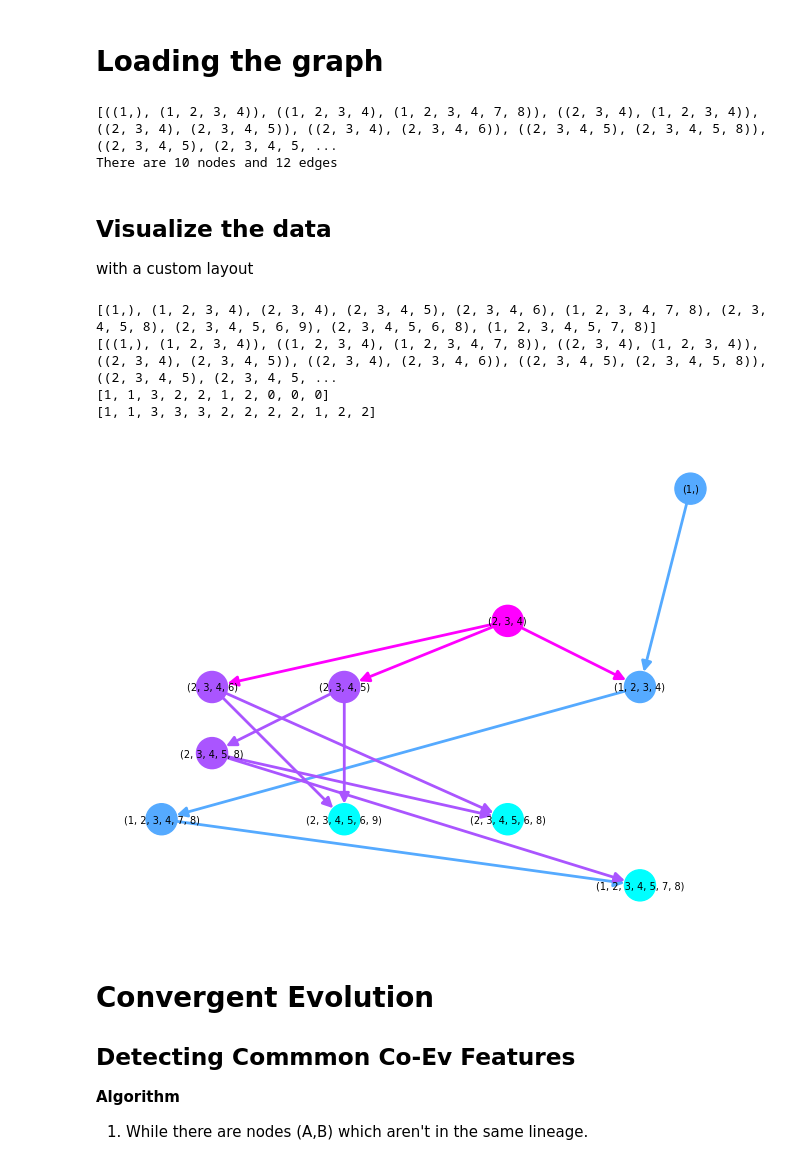
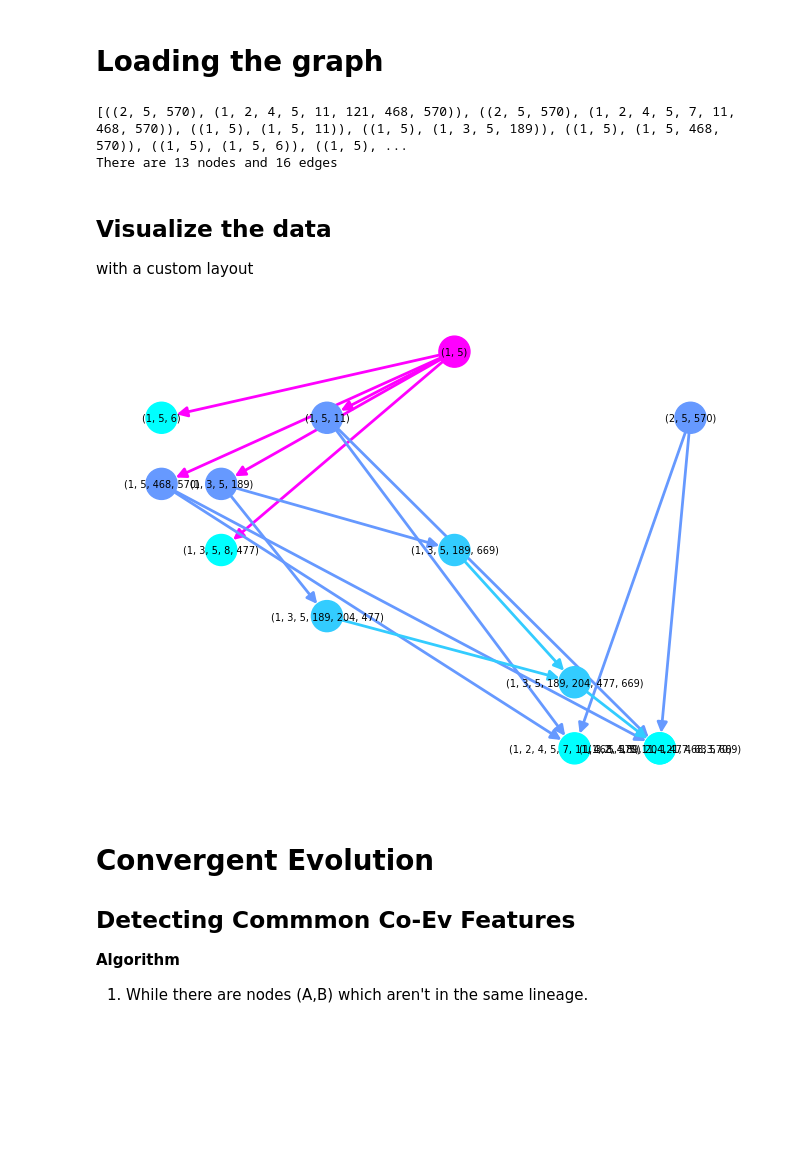
Before and after one commit to simondoesstuff/SubsetLatticeBuilder, a Jupyter notebook: pythonAnalysis/src/convEvo.ipynb, the cells around one changed output. Drawn from its saved outputs; the diff is of its cells as text; code cells hidden in the pictures; blank space fills up the shorter version.

```diff
--- a/pythonAnalysis/src/convEvo.ipynb
+++ b/pythonAnalysis/src/convEvo.ipynb
@@ -5,15 +5,15 @@ import matplotlib.pyplot as plt
 # Loading the graph
 # %%
 # iterate each line as an edge
-data = "../../soln/10.txt"
+data = "../../soln/13.txt"
 parseNode = lambda x: tuple(sorted([int(y) for y in x.split(' ')]))
 G = nx.read_edgelist(data, create_using=nx.DiGraph(), nodetype=parseNode, delimiter=' -> ')
 
 print(G.edges())
 print(f"There are {len(G.nodes())} nodes and {len(G.edges())} edges")
 # %% [output]
-[((1,), (1, 2, 3, 4)), ((1, 2, 3, 4), (1, 2, 3, 4, 7, 8)), ((2, 3, 4), (1, 2, 3, 4)), ((2, 3, 4), (2, 3, 4, 5)), ((2, 3, 4), (2, 3, 4, 6)), ((2, 3, 4, 5), (2, 3, 4, 5, 8)), ((2, 3, 4, 5), (2, 3, 4, 5, ...
-There are 10 nodes and 12 edges
+[((2, 5, 570), (1, 2, 4, 5, 11, 121, 468, 570)), ((2, 5, 570), (1, 2, 4, 5, 7, 11, 468, 570)), ((1, 5), (1, 5, 11)), ((1, 5), (1, 3, 5, 189)), ((1, 5), (1, 5, 468, 570)), ((1, 5), (1, 5, 6)), ((1, 5), ...
+There are 13 nodes and 16 edges
 # %% [markdown]
 ## Visualize the data
 with a custom layout
@@ -43,53 +43,43 @@ def pretty_layout(G):
     return layout
 
 
-G_sub = G.subgraph(list(G.nodes()))
+G_sub = G.subgraph(list(G.nodes())[:2000])
 node_count = len(G_sub.nodes())
 
 # colored according out degree
 node_color = [G_sub.out_degree(node) for node in G_sub.nodes()]
 # edges colored according to source node
 edge_color = [G_sub.out_degree(edge[0]) for edge in G_sub.edges()]
-
 color_map = plt.get_cmap('cool')
-
-print(G.nodes())
-print(G.edges())
-print(node_color)
-print(edge_color)
 
 if node_count > 20:
     nx.draw(G_sub,
             large_layout(G_sub),
             edge_cmap=color_map,
             edge_color=edge_color,
             node_color=(0,0,0),
             edge_vmin=0,
             node_size=1000/node_count,
             arrowsize=500/node_count,
             width=300/node_count)
 else:
     nx.draw(G_sub,
             pretty_layout(G_sub),
             cmap=color_map,
             edge_cmap=color_map,
             node_color=node_color,
             edge_color=edge_color,
             edge_vmin=0,
             with_labels=True,
             node_size=500,
             arrowsize=15,
             width=2,
             font_size=7
             )
 
 plt.show()
 # %% [output]
-[(1,), (1, 2, 3, 4), (2, 3, 4), (2, 3, 4, 5), (2, 3, 4, 6), (1, 2, 3, 4, 7, 8), (2, 3, 4, 5, 8), (2, 3, 4, 5, 6, 9), (2, 3, 4, 5, 6, 8), (1, 2, 3, 4, 5, 7, 8)]
-[((1,), (1, 2, 3, 4)), ((1, 2, 3, 4), (1, 2, 3, 4, 7, 8)), ((2, 3, 4), (1, 2, 3, 4)), ((2, 3, 4), (2, 3, 4, 5)), ((2, 3, 4), (2, 3, 4, 6)), ((2, 3, 4, 5), (2, 3, 4, 5, 8)), ((2, 3, 4, 5), (2, 3, 4, 5, ...
-[1, 1, 3, 2, 2, 1, 2, 0, 0, 0]
-[1, 1, 3, 3, 3, 2, 2, 2, 2, 1, 2, 2]
-[figure, old version]
+[figure, new version]
 # %% [markdown]
 # Convergent Evolution
 
```
Also changed, not shown: parts of 5 cells of this notebook, 1 other file.
